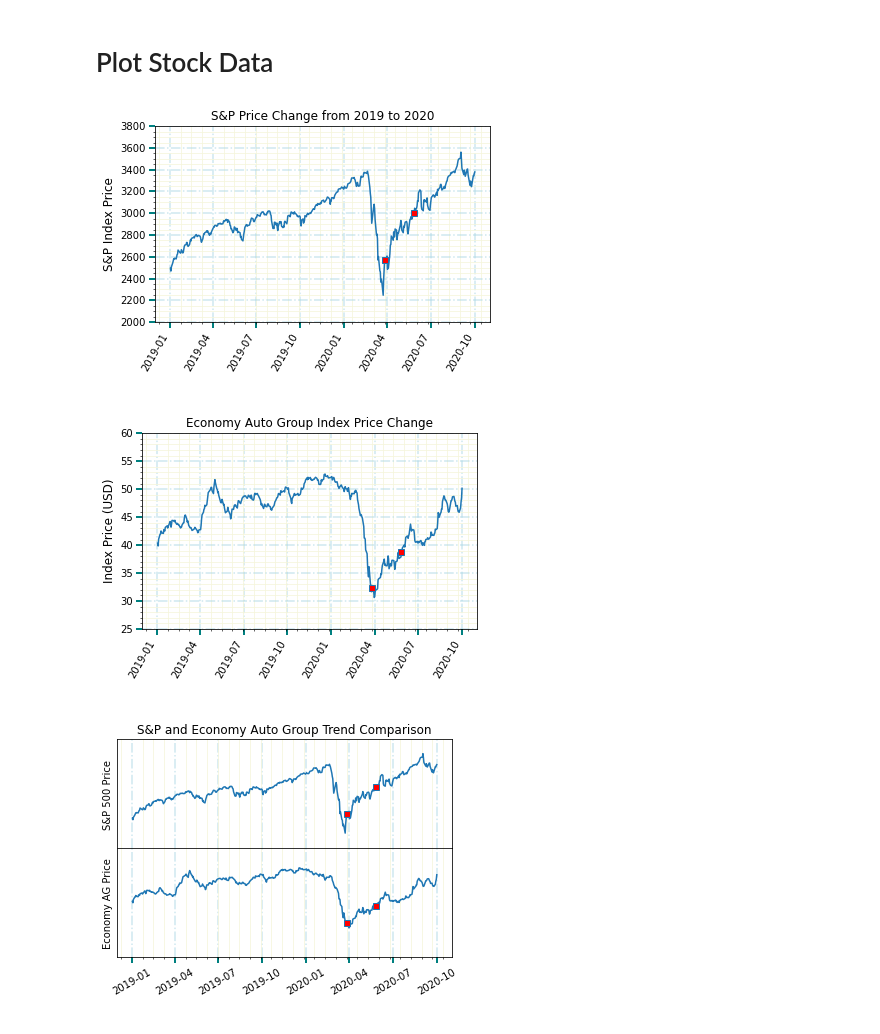
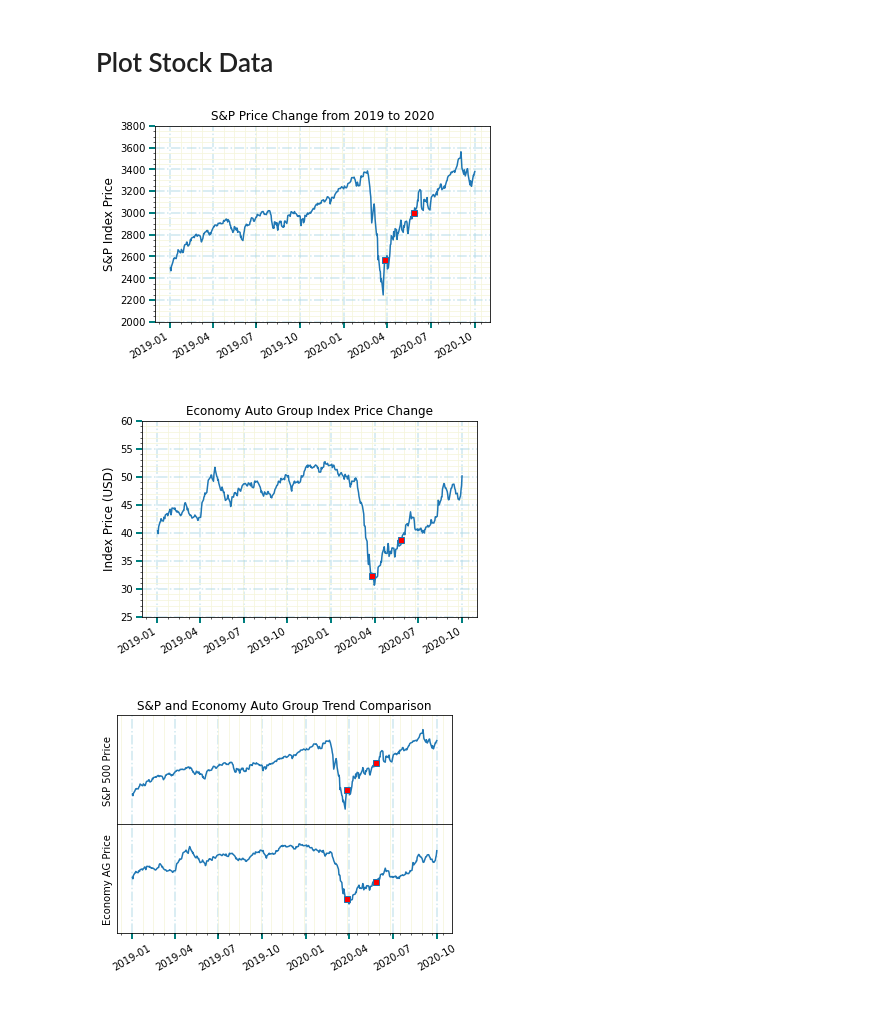
Before and after one commit to danawoodruff/Car-Sales-Analysis, a Jupyter notebook: Master_Notebook.ipynb, the cells around one changed output. Drawn from its saved outputs; the diff is of its cells as text; code cells hidden in the pictures.

```diff
--- a/Master_Notebook.ipynb
+++ b/Master_Notebook.ipynb
@@ -424,35 +424,35 @@ SP_data = SP_data.drop(['Volume','Adj Close','Open','Close','Low','High'],axis=1
 #S&P time series line plot
 minvalue = SP_data.loc[SP_data['Avg Price'].idxmin()]  # Min price for Y-axis
 #print(minvalue)
 maxvalue = SP_data.loc[SP_data['Avg Price'].idxmax()]  # Max price for Y-axis
 #print(maxvalue)
 
 # Line chart selection
-SP_data.plot.line(x='Date', y='Avg Price', legend = False, rot=60, title="S&P Price Change from 2019 to 2020",markevery=find_loc(EconI, dates), marker='s', markerfacecolor='red');
+SP_data.plot.line(x='Date', y='Avg Price', legend = False, rot=30, title="S&P Price Change from 2019 to 2020",markevery=find_loc(EconI, dates), marker='s', markerfacecolor='red');
 
 # Sets the y limits
 plt.ylim(2000, 3800)
 
 # Provides labels
 plt.xlabel(" ")
 plt.ylabel("S&P Index Price", fontsize=12)
 
 # Format tick marks
 plt.tick_params(axis='both', direction='out', length=6, width=2, labelcolor = 'black',colors='teal')
 
 # Major grid lines
 plt.grid(b=True, which='major', color='lightblue', alpha=0.6, linestyle='dashdot', lw=1.5)
 
 # Minor grid lines
 plt.minorticks_on()
 plt.grid(b=True, which='minor', color='beige', alpha=0.8, ls='-', lw=1)
 
 # Save the figure as .png
 plt.savefig('Images/S&P Price Change.png')
 
 plt.show(block=True)
 # %% [output]
-[figure, old version]
+[figure, new version]
 # %%
 # Economy Auto Group Index Stock Price Change
 minvalue = EconIndex.loc[EconIndex['Stock WtAvg'].idxmin()]  # Min price for Y-axis
@@ -461,7 +461,7 @@ maxvalue = EconIndex.loc[EconIndex['Stock WtAvg'].idxmax()]  # Max price for Y-a
 #print(maxvalue)
 
 # Line chart selection
-EconIndex.plot.line(x='Date', y='Stock WtAvg', legend = False, rot=60, title="Economy Auto Group Index Price Change",markevery=find_loc(EconI, dates), marker='s', markerfacecolor='red');
+EconIndex.plot.line(x='Date', y='Stock WtAvg', legend = False, rot=30, title="Economy Auto Group Index Price Change",markevery=find_loc(EconI, dates), marker='s', markerfacecolor='red');
 
 # Sets the y limits
 plt.ylim(25, 60)
@@ -484,7 +484,7 @@ plt.savefig('Images/Economy AG Index Stock Price Change.png')
 
 plt.show(block=True)
 # %% [output]
-[figure, old version]
+[figure, new version]
 # %%
 # S&P and Economy AG Combination Plot
 
```
Also changed, not shown: parts of 6 cells of this notebook, 8 other files.
